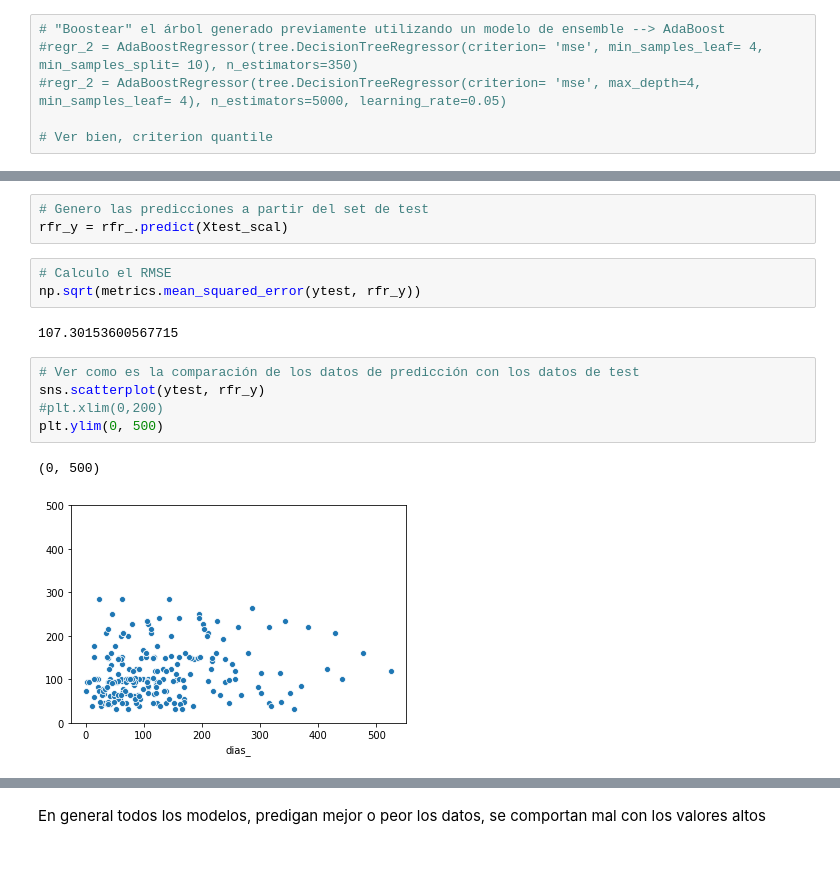
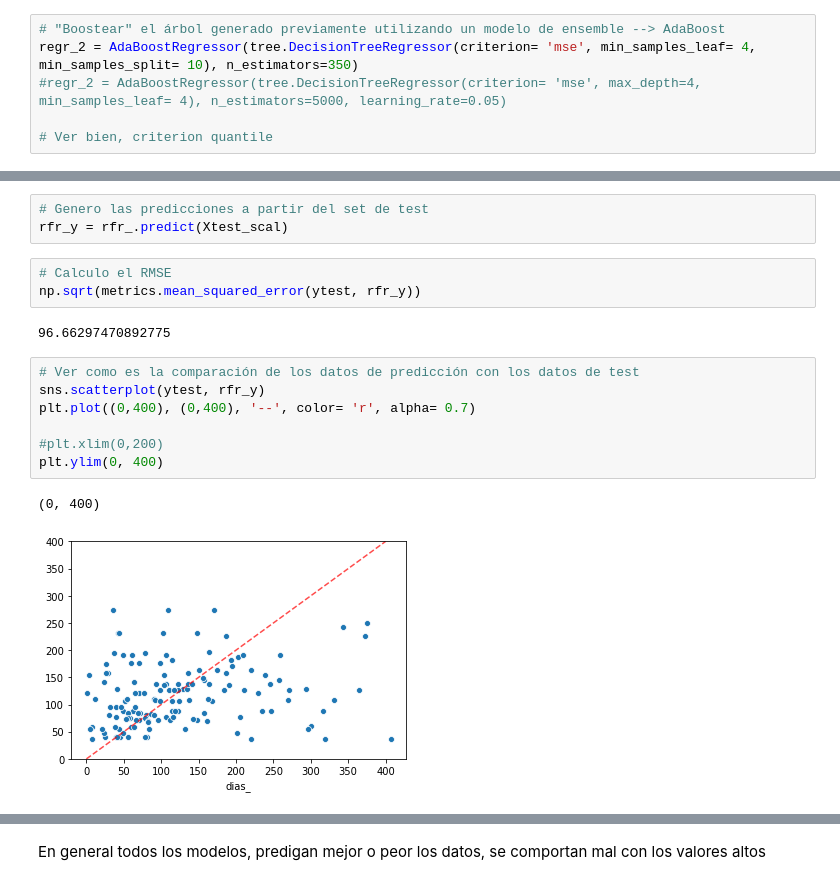
Before and after one commit to ilcarbo/robo_autos, a Jupyter notebook: tiempo_recu_final.ipynb, the cells around one changed output, grey strips where cells are left out. Drawn from its saved outputs; the diff is of its cells as text.

```diff
--- a/tiempo_recu_final.ipynb
+++ b/tiempo_recu_final.ipynb
@@ -516,7 +542,7 @@ plt.plot(clf.predict(Xtest_df.iloc[:,:-1]))
 from sklearn.ensemble import AdaBoostRegressor
 # %%
 # "Boostear" el árbol generado previamente utilizando un modelo de ensemble --> AdaBoost
-#regr_2 = AdaBoostRegressor(tree.DecisionTreeRegressor(criterion= 'mse', min_samples_leaf= 4, min_samples_split= 10), n_estimators=350)
+regr_2 = AdaBoostRegressor(tree.DecisionTreeRegressor(criterion= 'mse', min_samples_leaf= 4, min_samples_split= 10), n_estimators=350)
 #regr_2 = AdaBoostRegressor(tree.DecisionTreeRegressor(criterion= 'mse', max_depth=4, min_samples_leaf= 4), n_estimators=5000, learning_rate=0.05)
 
 # Ver bien, criterion quantile
@@ -571,15 +611,17 @@ rfr_y = rfr_.predict(Xtest_scal)
 # Calculo el RMSE
 np.sqrt(metrics.mean_squared_error(ytest, rfr_y))
 # %% [output]
-107.30153600567715
+96.66297470892775
 # %%
 # Ver como es la comparación de los datos de predicción con los datos de test
 sns.scatterplot(ytest, rfr_y)
+plt.plot((0,400), (0,400), '--', color= 'r', alpha= 0.7)
+
 #plt.xlim(0,200)
-plt.ylim(0, 500)
+plt.ylim(0, 400)
 # %% [output]
-(0, 500)
+(0, 400)
-[figure, old version]
+[figure, new version]
 # %%
 # ver cómo es la distribución de los residuales
 # si la predicción es buena deberían tener una distribución aproximadamente normal centrada en 0
```
Also changed, not shown: parts of 40 cells of this notebook, 3 other files.
